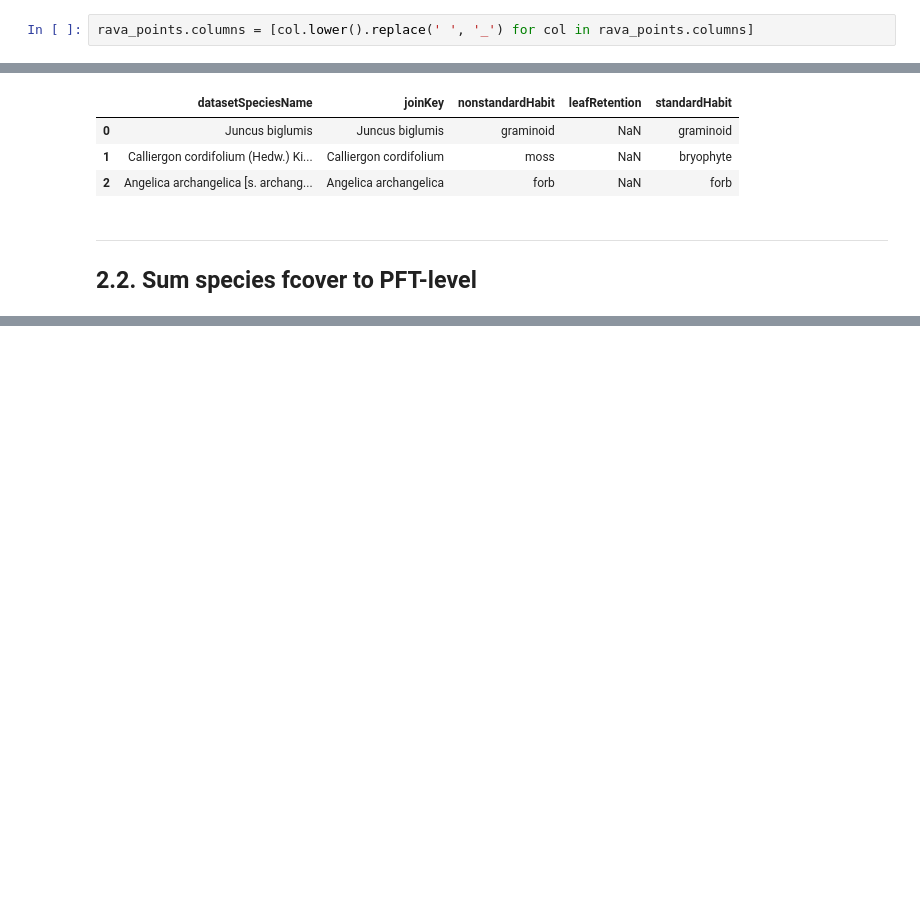
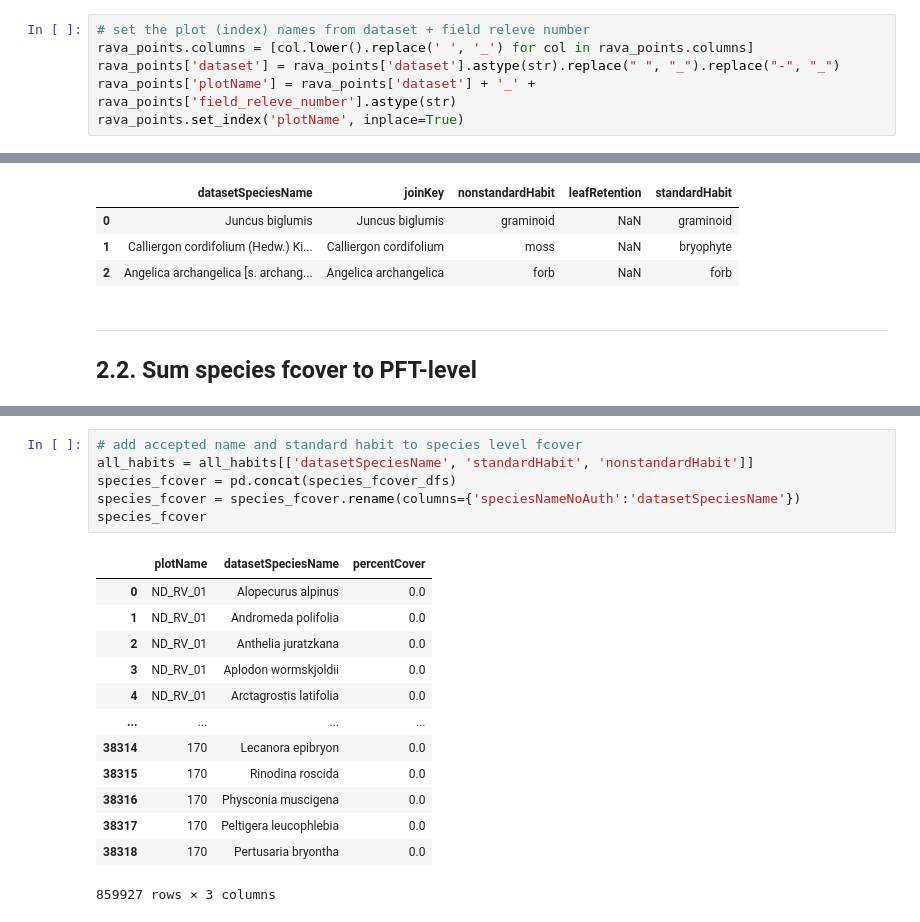
Before and after one commit to climatemodeling/pavc, a Jupyter notebook: rava/standardize_rava.ipynb, the cells around one changed output, grey strips where cells are left out. Cells and saved outputs as stored; diff of their text form; blank space fills up the shorter version.

```diff
--- a/rava/standardize_rava.ipynb
+++ b/rava/standardize_rava.ipynb
@@ -282,7 +275,11 @@ print(rava_datasets)
 # %% [markdown]
 ### 1.1.4. Exatract auxialiary-only information (non-cover)
 # %%
+# set the plot (index) names from dataset + field releve number
 rava_points.columns = [col.lower().replace(' ', '_') for col in rava_points.columns]
+rava_points['dataset'] = rava_points['dataset'].astype(str).replace(" ", "_").replace("-", "_")
+rava_points['plotName'] = rava_points['dataset'] + '_' + rava_points['field_releve_number'].astype(str)
+rava_points.set_index('plotName', inplace=True)
 # %%
 # extract columns that DO NOT have "cover" in the name; this is auxiliary info
 aux_cols = [col for col in rava_points.columns if 'cover' not in col]
@@ -672,0 +859,20 @@ def get_fcover_percent(paths, all_habits, habit_col, species_col):
+# %%
+# add accepted name and standard habit to species level fcover
+all_habits = all_habits[['datasetSpeciesName', 'standardHabit', 'nonstandardHabit']]
+species_fcover = pd.concat(species_fcover_dfs)
+species_fcover = species_fcover.rename(columns={'speciesNameNoAuth':'datasetSpeciesName'})
+species_fcover
+# %% [output]
+|  | plotName | datasetSpeciesName | percentCover |
+| 0 | ND_RV_01 | Alopecurus alpinus | 0.0 |
+| 1 | ND_RV_01 | Andromeda polifolia | 0.0 |
+| 2 | ND_RV_01 | Anthelia juratzkana | 0.0 |
+| 3 | ND_RV_01 | Aplodon wormskjoldii | 0.0 |
+| 4 | ND_RV_01 | Arctagrostis latifolia | 0.0 |
+| ... | ... | ... | ... |
+| 38314 | 170 | Lecanora epibryon | 0.0 |
+| 38315 | 170 | Rinodina roscida | 0.0 |
+| 38316 | 170 | Physconia muscigena | 0.0 |
+| 38317 | 170 | Peltigera leucophlebia | 0.0 |
+| 38318 | 170 | Pertusaria bryontha | 0.0 |
+859927 rows × 3 columns
```
Also changed, not shown: parts of 32 cells of this notebook, 3 other files.
